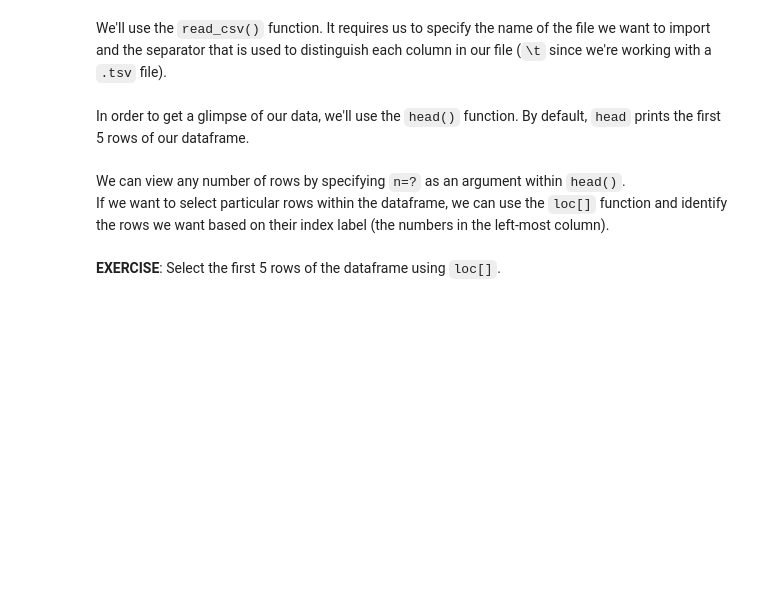
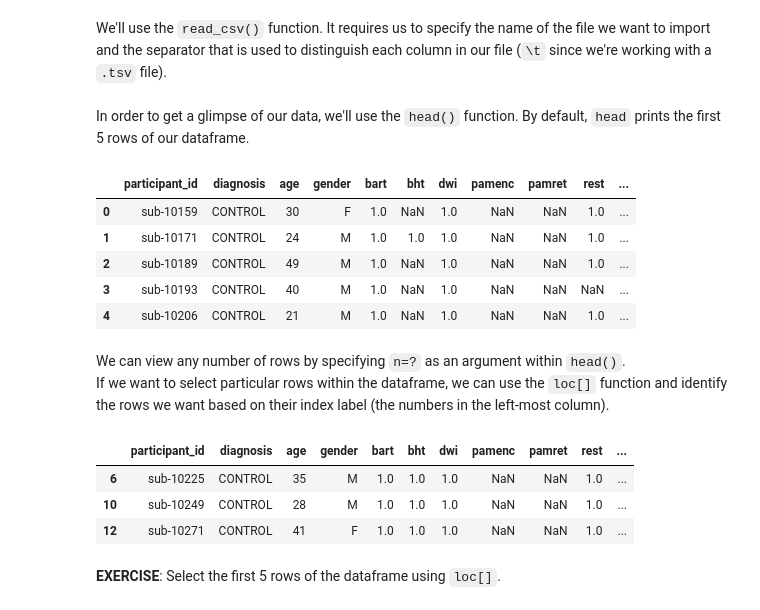
Before and after one commit to carpentries-incubator/SDC-BIDS-IntroMRI, a Jupyter notebook: code/04-open-mri-datasets.ipynb, the cells around one changed output. Saved outputs shown, nothing was run; the diff lists cells and outputs as text; code cells hidden in the pictures; blank space fills up the shorter version.

```diff
--- a/code/04-open-mri-datasets.ipynb
+++ b/code/04-open-mri-datasets.ipynb
@@ -55,7 +74,23 @@ We'll use the `read_csv()` function. It requires us to specify the name of the f
 # %% [markdown]
 In order to get a glimpse of our data, we'll use the `head()` function. By default, `head` prints the first 5 rows of our dataframe.
+# %%
+participant_metadata.head()
+# %% [output]
+|  | participant_id | diagnosis | age | gender | bart | bht | dwi | pamenc | pamret | rest | ... |
+| 0 | sub-10159 | CONTROL | 30 | F | 1.0 | NaN | 1.0 | NaN | NaN | 1.0 | ... |
+| 1 | sub-10171 | CONTROL | 24 | M | 1.0 | 1.0 | 1.0 | NaN | NaN | 1.0 | ... |
+| 2 | sub-10189 | CONTROL | 49 | M | 1.0 | NaN | 1.0 | NaN | NaN | 1.0 | ... |
+| 3 | sub-10193 | CONTROL | 40 | M | 1.0 | NaN | 1.0 | NaN | NaN | NaN | ... |
+| 4 | sub-10206 | CONTROL | 21 | M | 1.0 | NaN | 1.0 | NaN | NaN | 1.0 | ... |
 # %% [markdown]
 We can view any number of rows by specifying `n=?` as an argument within `head()`.
 If we want to select particular rows within the dataframe, we can use the `loc[]` function and identify the rows we want based on their index label (the numbers in the left-most column).
+# %%
+participant_metadata.loc[[6, 10, 12]]
+# %% [output]
+|  | participant_id | diagnosis | age | gender | bart | bht | dwi | pamenc | pamret | rest | ... |
+| 6 | sub-10225 | CONTROL | 35 | M | 1.0 | 1.0 | 1.0 | NaN | NaN | 1.0 | ... |
+| 10 | sub-10249 | CONTROL | 28 | M | 1.0 | 1.0 | 1.0 | NaN | NaN | 1.0 | ... |
+| 12 | sub-10271 | CONTROL | 41 | F | 1.0 | 1.0 | 1.0 | NaN | NaN | 1.0 | ... |
 # %% [markdown]
 **EXERCISE**: Select the first 5 rows of the dataframe using `loc[]`.
```
Also changed, not shown: parts of 27 cells of this notebook, 10 other files.
